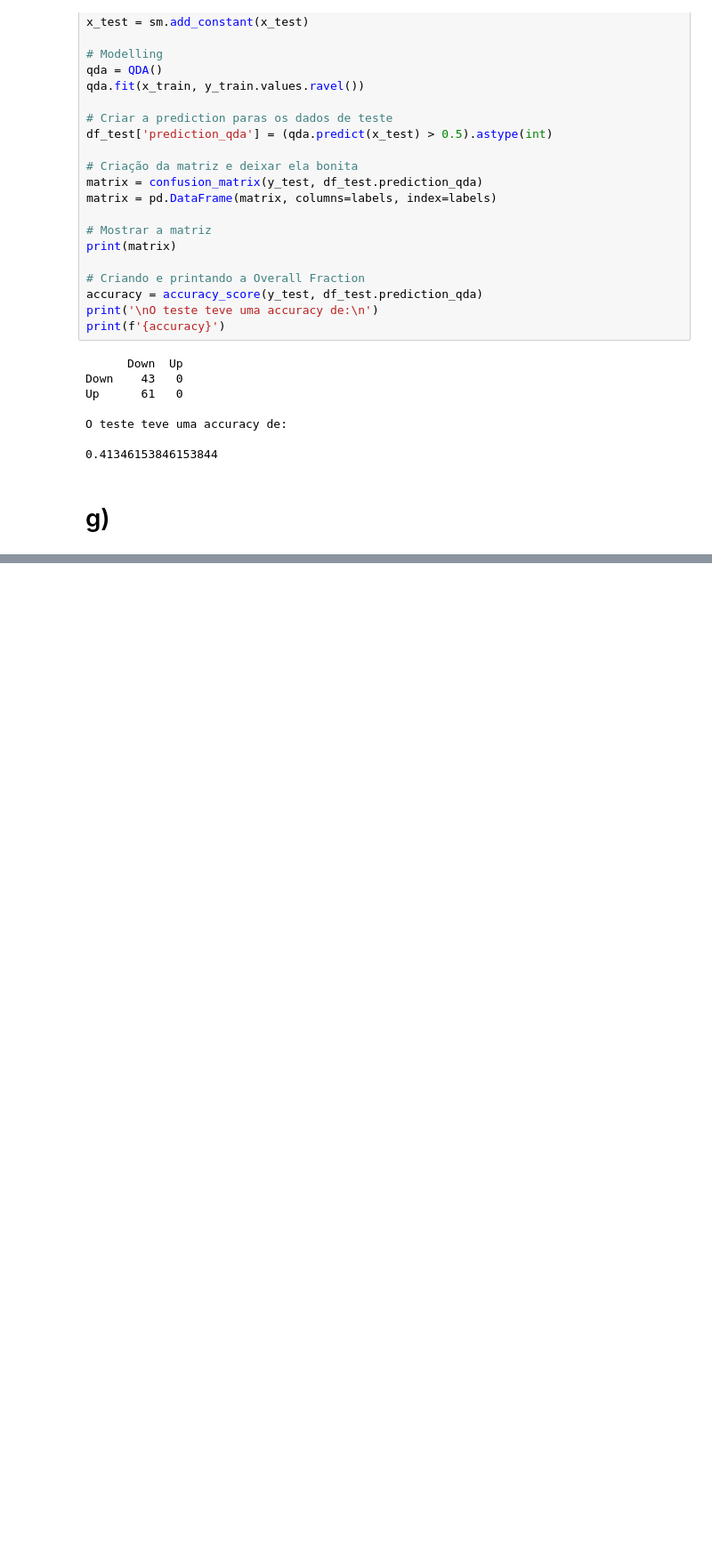
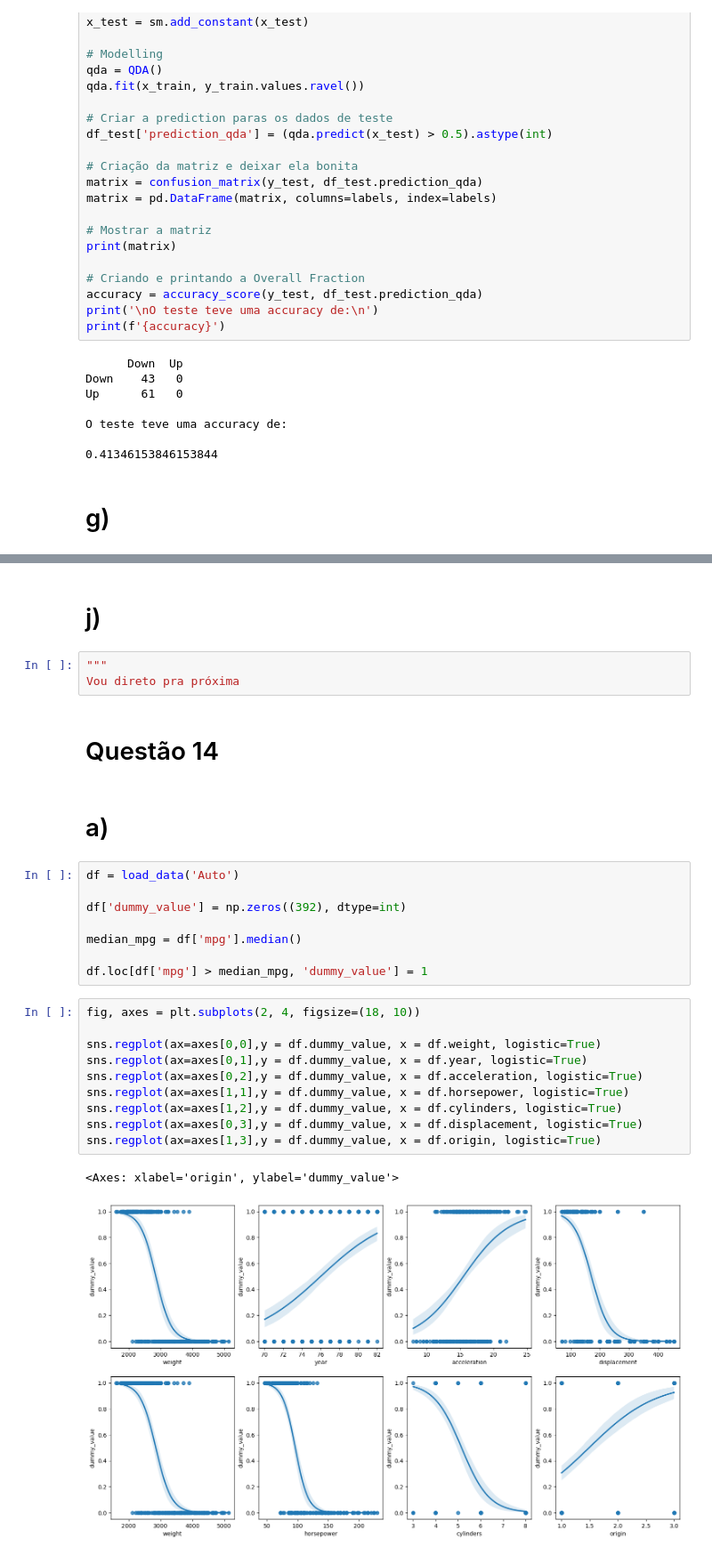
Before and after one commit to josinovmota/Defeating-An-introduction-to-statistical-learning, a Jupyter notebook: Exercises/4.8 Exercises (Classificação)/main.ipynb, the cells around one changed output, grey strips where cells are left out. Shown at 89% size. Cells and saved outputs as stored; diff of their text form; blank space fills up the shorter version.

```diff
--- a/Exercises/4.8 Exercises (Classificação)/main.ipynb
+++ b/Exercises/4.8 Exercises (Classificação)/main.ipynb
@@ -433,0 +493,30 @@ Up      31  30
+# %% [markdown]
+# j)
+# %%
+"""
+Vou direto pra próxima
+# %% [markdown]
+# Questão 14
+# %% [markdown]
+# a)
+# %%
+df = load_data('Auto')
+
+df['dummy_value'] = np.zeros((392), dtype=int)
+
+median_mpg = df['mpg'].median()
+
+df.loc[df['mpg'] > median_mpg, 'dummy_value'] = 1
+# %%
+fig, axes = plt.subplots(2, 4, figsize=(18, 10))
+
+sns.regplot(ax=axes[0,0],y = df.dummy_value, x = df.weight, logistic=True)
+sns.regplot(ax=axes[0,1],y = df.dummy_value, x = df.year, logistic=True)
+sns.regplot(ax=axes[0,2],y = df.dummy_value, x = df.acceleration, logistic=True)
+sns.regplot(ax=axes[1,1],y = df.dummy_value, x = df.horsepower, logistic=True)
+sns.regplot(ax=axes[1,2],y = df.dummy_value, x = df.cylinders, logistic=True)
+sns.regplot(ax=axes[0,3],y = df.dummy_value, x = df.displacement, logistic=True)
+sns.regplot(ax=axes[1,3],y = df.dummy_value, x = df.origin, logistic=True)
+# %% [output]
+<Axes: xlabel='origin', ylabel='dummy_value'>
+[figure, added]
```
Also changed, not shown: parts of 12 cells of this notebook.
